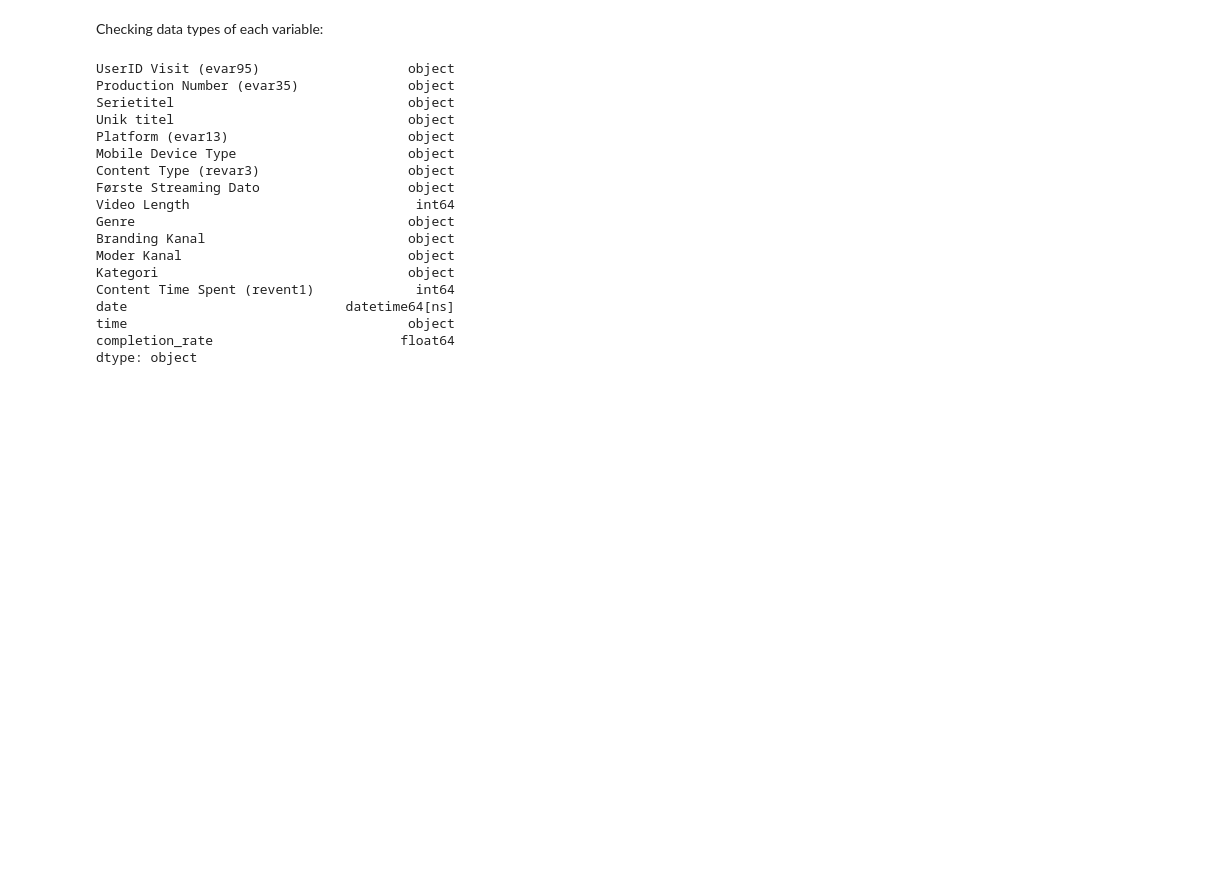
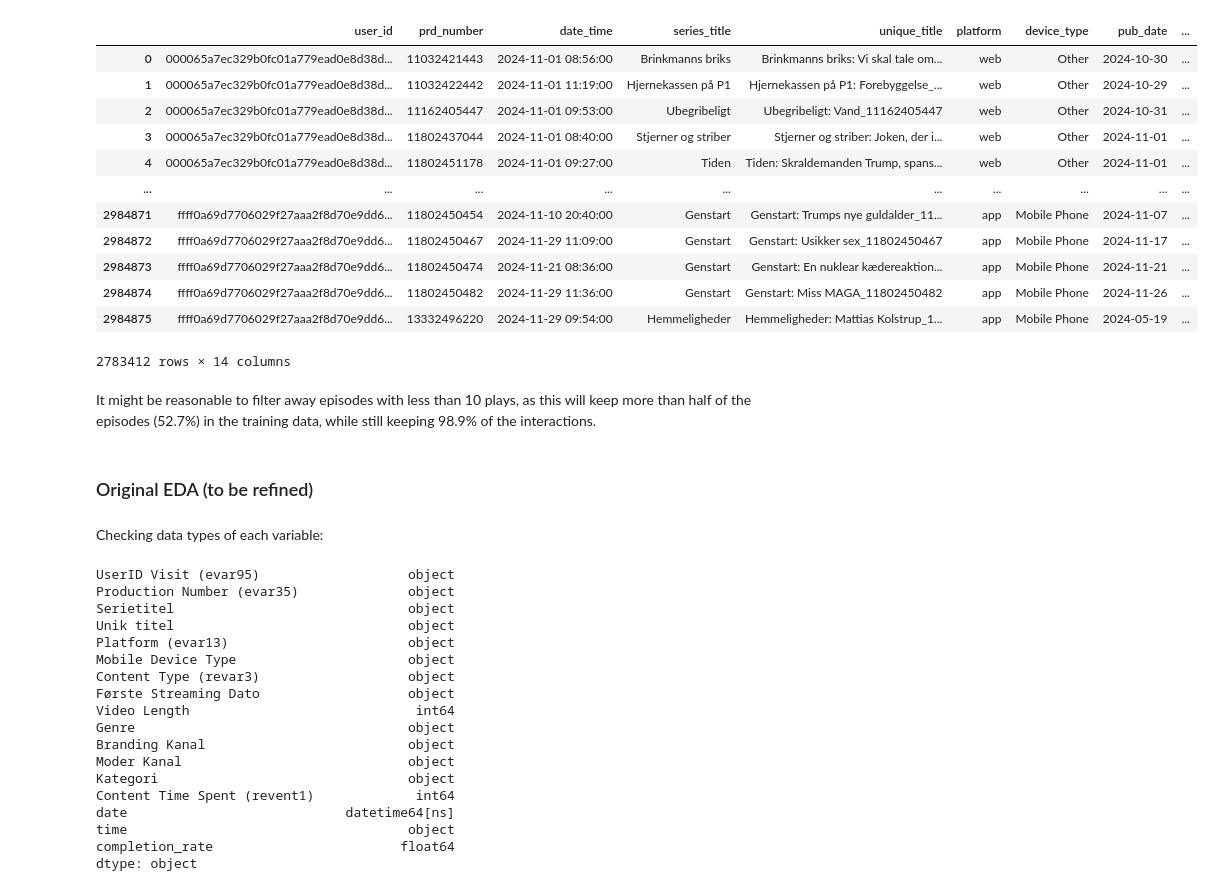
Before and after one commit to SebWae/dr-podcast-recsys-bsc-project, a Jupyter notebook: eda/podcast_eda.ipynb, the cells around one changed output. Drawn from its saved outputs; the diff is of its cells as text; code cells hidden in the pictures; blank space fills up the shorter version.

```diff
--- a/eda/podcast_eda.ipynb
+++ b/eda/podcast_eda.ipynb
@@ -125,0 +14,37 @@ prgURN_df
+# %%
+# loading filtered data
+df = pd.read_parquet('../data/podcast_data_filtered.parquet')
+
+# total number of interactions
+n_interactions = len(df)
+
+# grouping by prd_number and counting the number of appearances
+prd_grp_df = df.groupby('prd_number')['user_id'].count().sort_values(ascending=True)
+print(prd_grp_df.head(10))
+n_episodes = len(prd_grp_df)
+print(f"Number of unique episodes: {n_episodes}")
+
+# testing different thresholds
+thresholds = [5, 10, 20, 50]
+
+episode_threshold_data = {"threshold": thresholds,
+                          "episode%": [],
+                          "interaction%": [],
+                          }
+
+# testing the thresholds
+for threshold in thresholds:
+    # filtering the DataFrame based on the threshold
+    filtered_df = df[df['prd_number'].isin(prd_grp_df[prd_grp_df >= threshold].index)]
+
+    # calculating the percentage of episodes and interactions
+    episode_percentage = len(filtered_df['prd_number'].unique()) / n_episodes
+    interaction_percentage = len(filtered_df) / n_interactions
+
+    # appending the results to the data dictionary
+    episode_threshold_data["episode%"].append(episode_percentage)
+    episode_threshold_data["interaction%"].append(interaction_percentage)
+
+# generating a dataframe from the gathered data on episodes
+episode_threshold_df = pd.DataFrame(episode_threshold_data)
+print(episode_threshold_df)
@@ -126,3 +70,23 @@ prgURN_df
+# %%
+filtered_df
+# %% [output]
+|  | user_id | prd_number | date_time | series_title | unique_title | platform | device_type | pub_date | ... |
+| 0 | 000065a7ec329b0fc01a779ead0e8d38d... | 11032421443 | 2024-11-01 08:56:00 | Brinkmanns briks | Brinkmanns briks: Vi skal tale om... | web | Other | 2024-10-30 | ... |
+| 1 | 000065a7ec329b0fc01a779ead0e8d38d... | 11032422442 | 2024-11-01 11:19:00 | Hjernekassen på P1 | Hjernekassen på P1: Forebyggelse_... | web | Other | 2024-10-29 | ... |
+| 2 | 000065a7ec329b0fc01a779ead0e8d38d... | 11162405447 | 2024-11-01 09:53:00 | Ubegribeligt | Ubegribeligt: Vand_11162405447 | web | Other | 2024-10-31 | ... |
+| 3 | 000065a7ec329b0fc01a779ead0e8d38d... | 11802437044 | 2024-11-01 08:40:00 | Stjerner og striber | Stjerner og striber: Joken, der i... | web | Other | 2024-11-01 | ... |
+| 4 | 000065a7ec329b0fc01a779ead0e8d38d... | 11802451178 | 2024-11-01 09:27:00 | Tiden | Tiden: Skraldemanden Trump, spans... | web | Other | 2024-11-01 | ... |
+| ... | ... | ... | ... | ... | ... | ... | ... | ... | ... |
+| 2984871 | ffff0a69d7706029f27aaa2f8d70e9dd6... | 11802450454 | 2024-11-10 20:40:00 | Genstart | Genstart: Trumps nye guldalder_11... | app | Mobile Phone | 2024-11-07 | ... |
+| 2984872 | ffff0a69d7706029f27aaa2f8d70e9dd6... | 11802450467 | 2024-11-29 11:09:00 | Genstart | Genstart: Usikker sex_11802450467 | app | Mobile Phone | 2024-11-17 | ... |
+| 2984873 | ffff0a69d7706029f27aaa2f8d70e9dd6... | 11802450474 | 2024-11-21 08:36:00 | Genstart | Genstart: En nuklear kædereaktion... | app | Mobile Phone | 2024-11-21 | ... |
+| 2984874 | ffff0a69d7706029f27aaa2f8d70e9dd6... | 11802450482 | 2024-11-29 11:36:00 | Genstart | Genstart: Miss MAGA_11802450482 | app | Mobile Phone | 2024-11-26 | ... |
+| 2984875 | ffff0a69d7706029f27aaa2f8d70e9dd6... | 13332496220 | 2024-11-29 09:54:00 | Hemmeligheder | Hemmeligheder: Mattias Kolstrup_1... | app | Mobile Phone | 2024-05-19 | ... |
+2783412 rows × 14 columns
+# %% [markdown]
+It might be reasonable to filter away episodes with less than 10 plays, as this will keep more than half of the episodes (52.7%) in the training data, while still keeping 98.9% of the interactions.
+# %% [markdown]
+### Original EDA (to be refined)
 # %% [markdown]
 Checking data types of each variable:
 # %%
```
Also changed, not shown: parts of 7 cells of this notebook.
